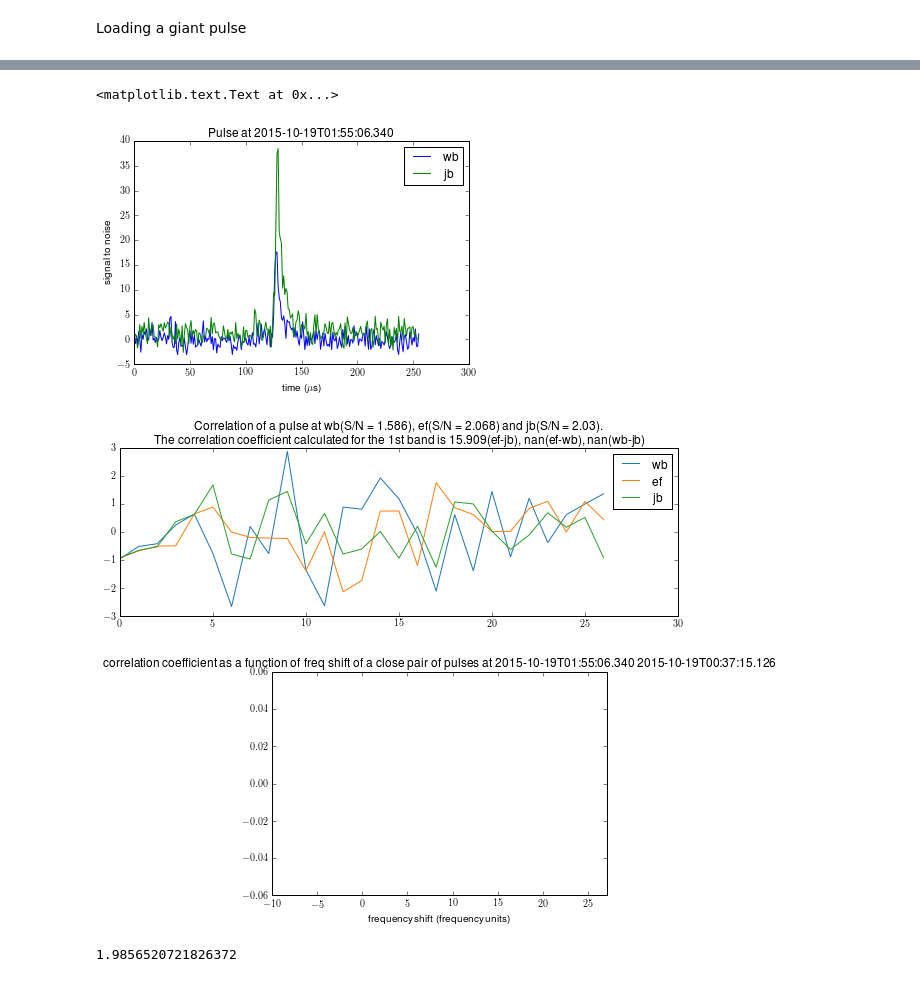
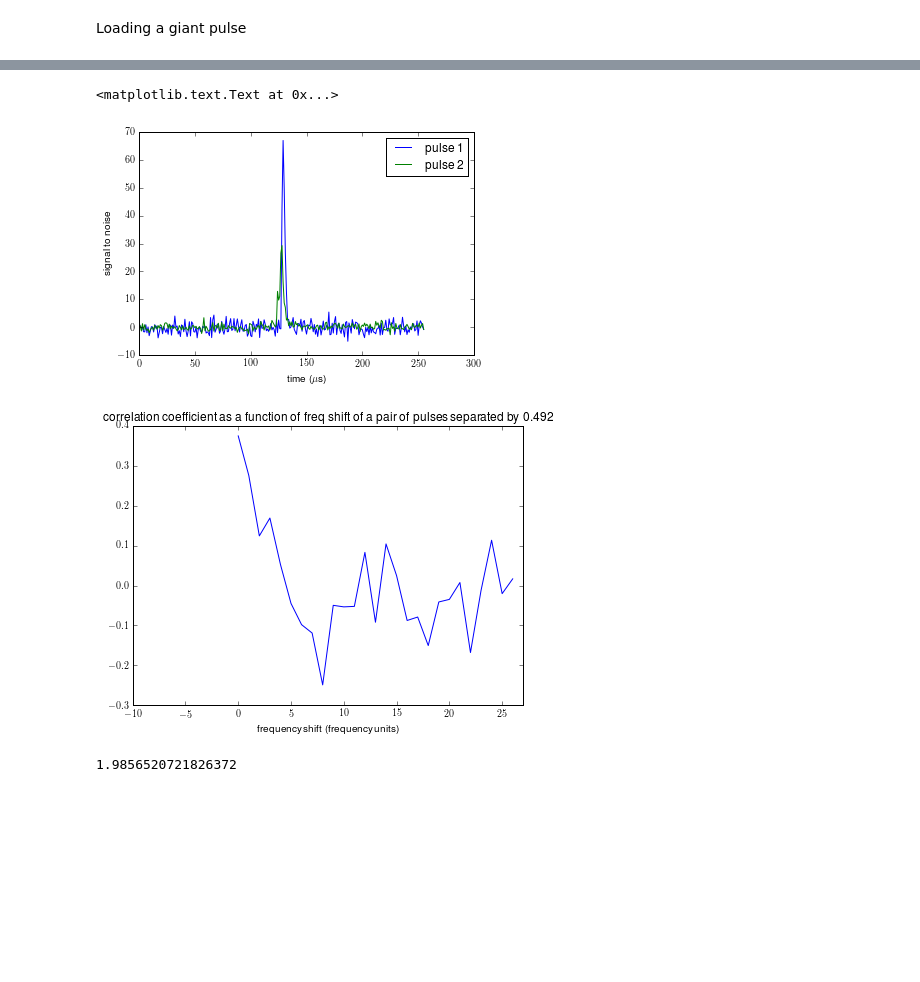
Before and after one commit to xiaozhengxu/scint_analysis, a Jupyter notebook: EVN_crab/process_frequency.ipynb, the cells around one changed output, grey strips where cells are left out. Drawn from its saved outputs; the diff is of its cells as text; code cells hidden in the pictures; blank space fills up the shorter version.

```diff
--- a/EVN_crab/process_frequency.ipynb
+++ b/EVN_crab/process_frequency.ipynb
@@ -121,8 +149,8 @@ def load_gp(time_string,telescope,nchan,draw = 0):
     if nchan ==32:
         sn_sorted = np.argsort(sigs_noise)
 #         print sn_sorted
-        background_1= np.concatenate([np.array([output[:,sn_sorted[-k]]]) for k in range(51,61)],axis = 0).mean(0)
-        output_pulse = np.concatenate([np.array([output[:,sn_sorted[-k]]]) for k in range(1,11)],axis = 0).mean(0)
+        background_1= np.concatenate([np.array([output[:,sn_sorted[-k]]]) for k in range(51,56)],axis = 0).mean(0)
+        output_pulse = np.concatenate([np.array([output[:,sn_sorted[-k]]]) for k in range(1,6)],axis = 0).mean(0)
         background_std = []
         for j in range(8):
             background_std.append(background_1[j*(nchan+1)+40./512*nchan:j*(nchan+1)+465./512*nchan].std())
@@ -150,17 +178,18 @@ with open(text_name, 'r') as f:
 S_N3= 7.9
 S_N4 = 9.6
 # time_string = text_lines[22]
-time_string=time_string8
-fs1,bgstd1,os1,sn1 = load_gp(time_string,'wb',nchan,draw = 0)
-fs2,bgstd2,os2,sn2 = load_gp(time_string,'ef',nchan,draw = 0)
-fs3,bgstd3,os3,sn3 = load_gp(time_string,'jb',nchan,draw = 0)
+time_string_1 = time_string27
+time_string_2 = time_string28
+fs1,bgstd1,os1,sn1 = load_gp(time_string_1,'jb',nchan,draw = 0)
+fs2,bgstd2,os2,sn2 = load_gp(time_string_2,'jb',nchan,draw = 0)
+# fs3,bgstd3,os3,sn3 = load_gp(time_string,'jb',nchan,draw = 0)
 
 # fs1,bgstd1,os1 = load_gp(text_lines[84-1],'p1',nchan,draw = 0)
 # fs2,bgstd2,os2 = load_gp(text_lines[85-1],'p1',nchan,draw = 0)
 
 fgp1 = process_freq_spec(fs1,nchan,i-1,draw = 0)
 fgp2 = process_freq_spec(fs2,nchan,i-1, draw = 0)
-fgp3 = process_freq_spec(fs3,nchan,i-1, draw = 0)
+# fgp3 = process_freq_spec(fs3,nchan,i-1, draw = 0)
 
 print 'std of pulse1 is ', np.std(fgp1,axis = 1)
 
@@ -194,11 +223,11 @@ def get_ccs((fs1,bgstd1),(fs2,bgstd2)):
     return np.mean(coefficients[:-1]),coefficients
 
 figure()
-plot(os1,label = 'wb')
-plot(os2,label = 'jb')
+plot(os1,label = 'pulse 1')
+plot(os2,label = 'pulse 2')
 # plot(os3,label = 'jb')
 # plot(os4,label = 'wb')
-title('Pulse at {} '.format(time_string))
+# title('Pulse at {} '.format(time_string))
 # xlim(100,170)
 ylabel('signal to noise')
 xlabel(r'time ($\mu$s)')
@@ -206,16 +235,25 @@ legend()
 
 
 cc12,ccs12 = get_ccs((fgp1,bgstd1),(fgp2,bgstd2))
-cc23,ccs23 = get_ccs((fgp2,bgstd2),(fgp3,bgstd3))
-cc13,ccs13 = get_ccs((fgp1,bgstd1),(fgp3,bgstd3))
-print '\nthe two pulses are ',cc,ccs, 'correlated'
+# cc23,ccs23 = get_ccs((fgp2,bgstd2),(fgp3,bgstd3))
+# cc13,ccs13 = get_ccs((fgp1,bgstd1),(fgp3,bgstd3))
+print '\nthe two pulses are ',cc12,ccs12, 'correlated'
 
-figure(figsize = (10,3))
-plot(fgp1[0]/fgp1[0].mean()-1.,label = 'wb',color = colors[0])
-plot(fgp2[0]/fgp2[0].mean()-1.,label = 'ef',color = colors[1])
-plot(fgp3[0]/fgp3[0].mean()-1.,label = 'jb',color = colors[2])
-legend()
-title('Correlation of a pulse at wb(S/N = {}), ef(S/N = {}) and jb(S/N = {}). \n The correlation coefficient calculated for the 1st band is {}(ef-jb), {}(ef-wb), {}(wb-jb)'.format(round(sn1,3),round(sn2,3),round(sn3,3),round(ccs23[0],3),round(ccs12[0],3),round(ccs13[0],3)))
+t_gp1 = Time(time_string_1)
+t_gp2 = Time(time_string_2)
+dt = t_gp2-t_gp1
+
+
+# for i in range(8):
+#     figure(figsize = (10,3))
+#     plot(fgp1[i]/fgp1[i].mean()-1.,label = 'pulse1')
+#     plot(fgp2[i]/fgp2[i].mean()-1.,label = 'pulse2')
+#     # plot(fgp3[0]/fgp3[0].mean()-1.,label = 'jb',color = colors[2])
+#     legend()
+#     title('Correlation of two main pulses separated by {}s. The correlation coefficient is {}'.format(round(abs(dt.sec),3),round(ccs12[i],3)))
+#     xlabel('Frequency channel')
+#     ylabel('Power')
+
 cc_dfs = []
 for k in range(fgp1.shape[1]):
     cc,ccs = get_ccs(((np.roll(fgp1,k,axis =1)),bgstd1),(fgp2,bgstd2))
@@ -227,9 +265,9 @@ for k in range(fgp1.shape[1]):
 #     axarr[i].plot(fgp1[i]/fgp1[i].mean()-1.)
 #     axarr[i].plot(fgp2[i]/fgp2[i].mean()-1.)
 
-figure()
+figure(figsize = (7,5))
 plot(cc_dfs)
 xlabel('frequency shift (frequency units)')
 xlim(-10,len(cc_dfs))
-title('correlation coefficient as a function of freq shift of a close pair of pulses at {} {}'.format(time_string,text_lines[85-1]))
+title('correlation coefficient as a function of freq shift of a pair of pulses separated by {}'.format(round(abs(dt.sec),3)))
 # %% [output]
@@ -253,7 +284,6 @@ the two pulses are  nan [-0.25129126725289547, nan, nan, nan, -0.618829370282053
 <matplotlib.text.Text at 0x...>
-[figure, old version]
+[figure, new version]
-[figure, old version]
+[figure, new version]
-[figure, removed]
 # %%
 sn2
 # %% [output]
```
Also changed, not shown: parts of 6 cells of this notebook, 1 other file.
